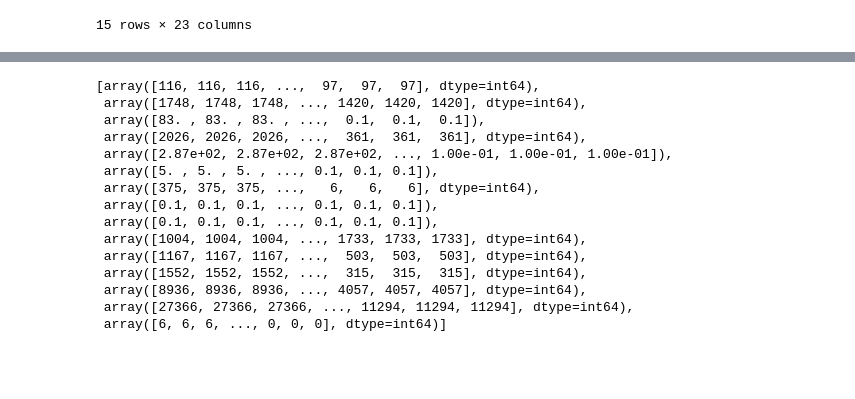
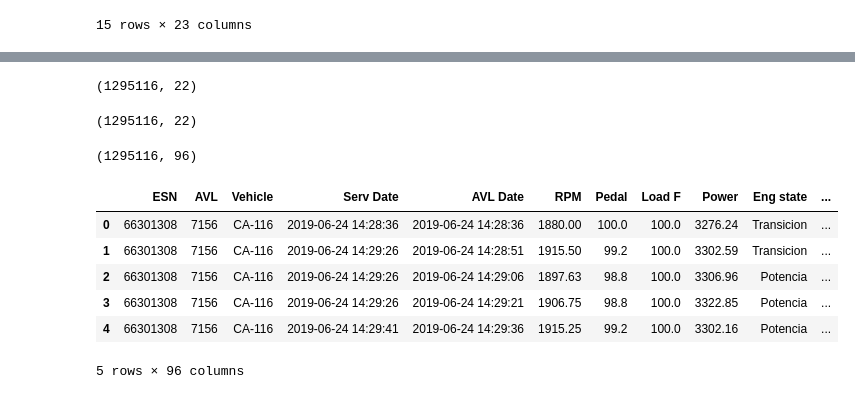
Before and after one commit to ddiazal/PredictiveMaintenance, a Jupyter notebook: filtersAnalysisReports_metalValues.ipynb, the cells around one changed output, grey strips where cells are left out. Cells and saved outputs as stored; diff of their text form; code cells hidden in the pictures; blank space fills up the shorter version.

Commit message:
filter vital sign and metal values DFs concatenated

```diff
--- a/filtersAnalysisReports_metalValues.ipynb
+++ b/filtersAnalysisReports_metalValues.ipynb
@@ -185,18 +185,26 @@ Wall time: 13.5 s
-# %%
-colist
-# %% [output]
-[array([116, 116, 116, ...,  97,  97,  97], dtype=int64),
- array([1748, 1748, 1748, ..., 1420, 1420, 1420], dtype=int64),
- array([83. , 83. , 83. , ...,  0.1,  0.1,  0.1]),
- array([2026, 2026, 2026, ...,  361,  361,  361], dtype=int64),
- array([2.87e+02, 2.87e+02, 2.87e+02, ..., 1.00e-01, 1.00e-01, 1.00e-01]),
- array([5. , 5. , 5. , ..., 0.1, 0.1, 0.1]),
- array([375, 375, 375, ...,   6,   6,   6], dtype=int64),
- array([0.1, 0.1, 0.1, ..., 0.1, 0.1, 0.1]),
- array([0.1, 0.1, 0.1, ..., 0.1, 0.1, 0.1]),
- array([1004, 1004, 1004, ..., 1733, 1733, 1733], dtype=int64),
- array([1167, 1167, 1167, ...,  503,  503,  503], dtype=int64),
- array([1552, 1552, 1552, ...,  315,  315,  315], dtype=int64),
- array([8936, 8936, 8936, ..., 4057, 4057, 4057], dtype=int64),
- array([27366, 27366, 27366, ..., 11294, 11294, 11294], dtype=int64),
- array([6, 6, 6, ..., 0, 0, 0], dtype=int64)]
+# %%
+metal_values_arr = np.asarray(colist[1:]).transpose()
+metal_values_arr.shape
+# %% [output]
+(1295116, 22)
+# %%
+metal_values_coln = metal_values.iloc[:,1:].columns
+metal_values_df = pd.DataFrame(metal_values_arr, columns=metal_values_coln)
+metal_values_df.shape
+# %% [output]
+(1295116, 22)
+# %%
+filt_df_mv = pd.concat([filt_df, metal_values_df],axis=1)
+filt_df_mv.shape
+# %% [output]
+(1295116, 96)
+# %%
+filt_df_mv.head()
+# %% [output]
+|  | ESN | AVL | Vehicle | Serv Date | AVL Date | RPM | Pedal | Load F | Power | Eng state | ... |
+| 0 | 66301308 | 7156 | CA-116 | 2019-06-24 14:28:36 | 2019-06-24 14:28:36 | 1880.00 | 100.0 | 100.0 | 3276.24 | Transicion | ... |
+| 1 | 66301308 | 7156 | CA-116 | 2019-06-24 14:29:26 | 2019-06-24 14:28:51 | 1915.50 | 99.2 | 100.0 | 3302.59 | Transicion | ... |
+| 2 | 66301308 | 7156 | CA-116 | 2019-06-24 14:29:26 | 2019-06-24 14:29:06 | 1897.63 | 98.8 | 100.0 | 3306.96 | Potencia | ... |
+| 3 | 66301308 | 7156 | CA-116 | 2019-06-24 14:29:26 | 2019-06-24 14:29:21 | 1906.75 | 98.8 | 100.0 | 3322.85 | Potencia | ... |
+| 4 | 66301308 | 7156 | CA-116 | 2019-06-24 14:29:41 | 2019-06-24 14:29:36 | 1915.25 | 99.2 | 100.0 | 3302.16 | Potencia | ... |
+5 rows × 96 columns
```
Also changed, not shown: parts of 1 cell of this notebook.
